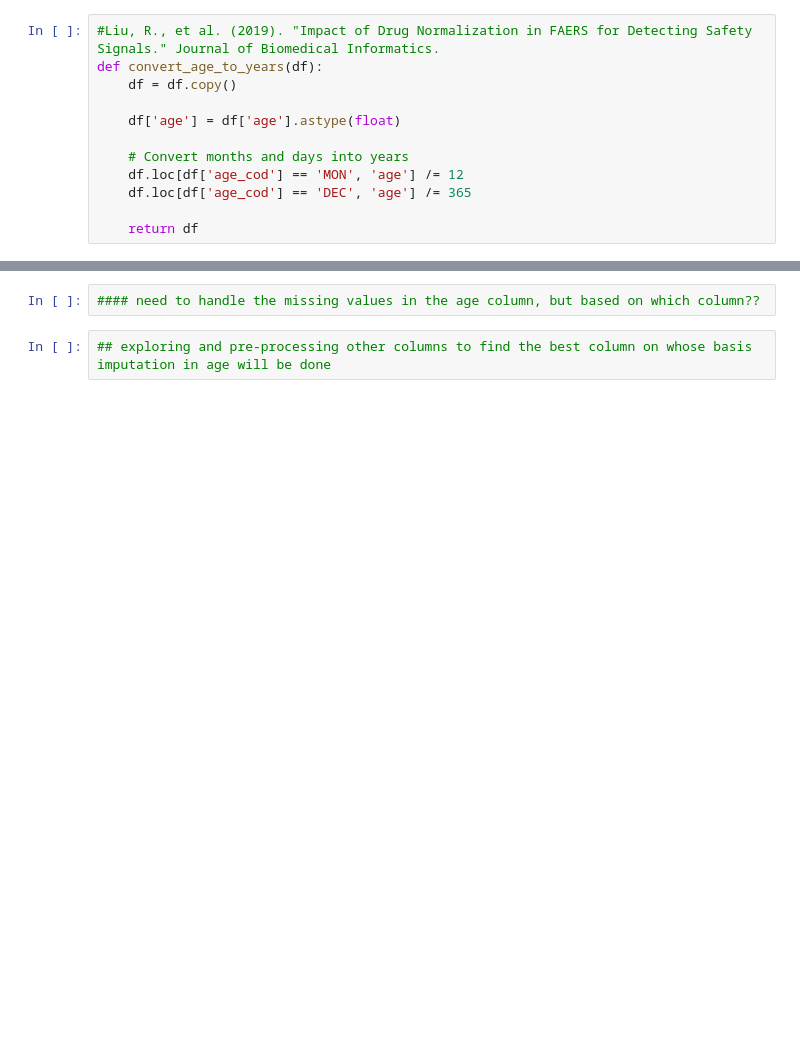
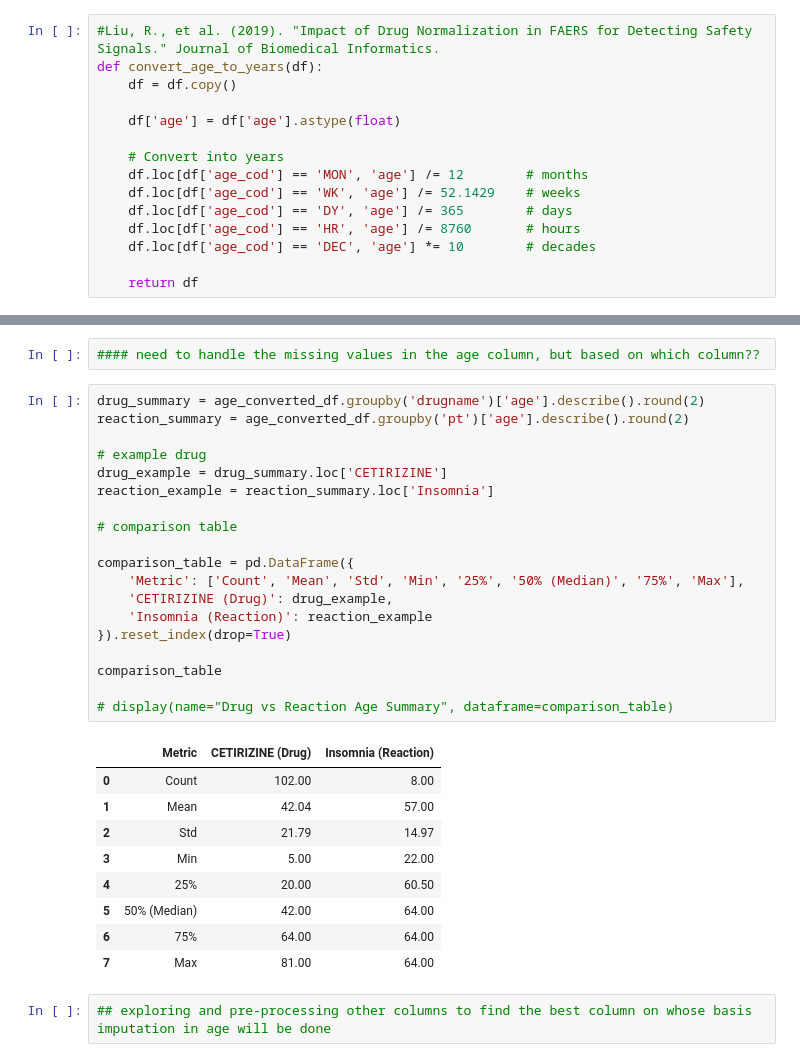
Before and after one commit to UMallikUOA/final_research, a Jupyter notebook: research_project.ipynb, the cells around one changed output, grey strips where cells are left out. Saved outputs shown, nothing was run; the diff lists cells and outputs as text; blank space fills up the shorter version.

```diff
--- a/research_project.ipynb
+++ b/research_project.ipynb
@@ -300,9 +319,12 @@ def convert_age_to_years(df):
 
     df['age'] = df['age'].astype(float)
 
-    # Convert months and days into years
-    df.loc[df['age_cod'] == 'MON', 'age'] /= 12
-    df.loc[df['age_cod'] == 'DEC', 'age'] /= 365
+    # Convert into years
+    df.loc[df['age_cod'] == 'MON', 'age'] /= 12        # months
+    df.loc[df['age_cod'] == 'WK', 'age'] /= 52.1429    # weeks
+    df.loc[df['age_cod'] == 'DY', 'age'] /= 365        # days
+    df.loc[df['age_cod'] == 'HR', 'age'] /= 8760       # hours
+    df.loc[df['age_cod'] == 'DEC', 'age'] *= 10        # decades
 
     return df
 # %%
@@ -330,6 +352,35 @@ age
 Name: count, dtype: int64
 # %%
 #### need to handle the missing values in the age column, but based on which column??
+# %%
+drug_summary = age_converted_df.groupby('drugname')['age'].describe().round(2)
+reaction_summary = age_converted_df.groupby('pt')['age'].describe().round(2)
+
+# example drug
+drug_example = drug_summary.loc['CETIRIZINE']
+reaction_example = reaction_summary.loc['Insomnia']
+
+# comparison table
+
+comparison_table = pd.DataFrame({
+    'Metric': ['Count', 'Mean', 'Std', 'Min', '25%', '50% (Median)', '75%', 'Max'],
+    'CETIRIZINE (Drug)': drug_example,
+    'Insomnia (Reaction)': reaction_example
+}).reset_index(drop=True)
+
+comparison_table
+
+# display(name="Drug vs Reaction Age Summary", dataframe=comparison_table)
+# %% [output]
+|  | Metric | CETIRIZINE (Drug) | Insomnia (Reaction) |
+| 0 | Count | 102.00 | 8.00 |
+| 1 | Mean | 42.04 | 57.00 |
+| 2 | Std | 21.79 | 14.97 |
+| 3 | Min | 5.00 | 22.00 |
+| 4 | 25% | 20.00 | 60.50 |
+| 5 | 50% (Median) | 42.00 | 64.00 |
+| 6 | 75% | 64.00 | 64.00 |
+| 7 | Max | 81.00 | 64.00 |
 # %%
 ## exploring and pre-processing other columns to find the best column on whose basis imputation in age will be done
 # %%
```
Also changed, not shown: parts of 3 cells of this notebook, 1 other file.
